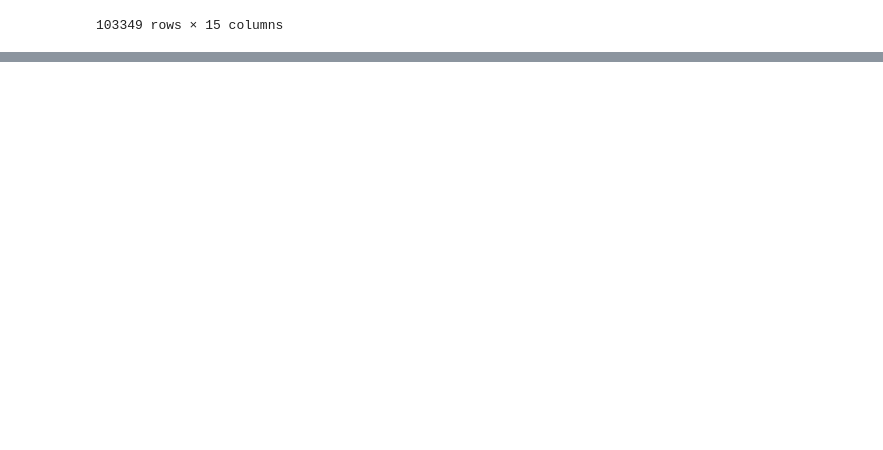
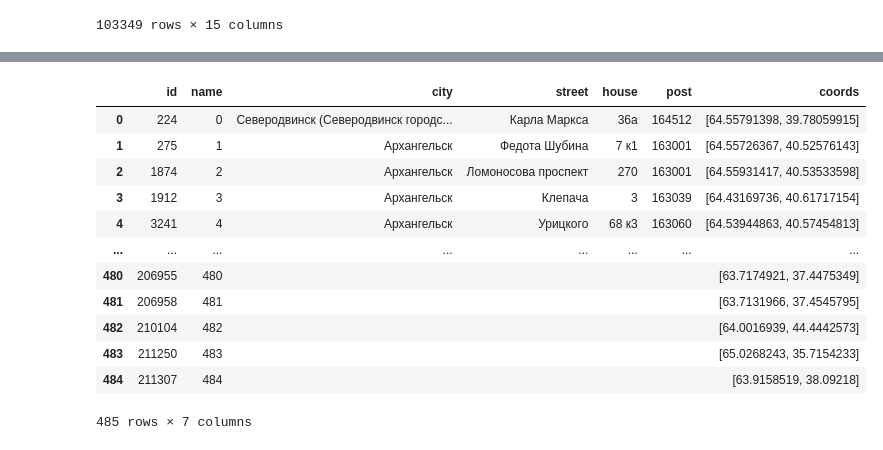
Before and after one commit to NorthGateVologda/NorthGate, a Jupyter notebook: GeoJSON.ipynb, the cells around one changed output, grey strips where cells are left out. Saved outputs shown, nothing was run; the diff lists cells and outputs as text; code cells hidden in the pictures; blank space fills up the shorter version.

```diff
--- a/GeoJSON.ipynb
+++ b/GeoJSON.ipynb
@@ -248,0 +311,43 @@ data
+# %%
+all_res = []
+
+def convertObjectsEducationLense(objectid):
+    obj = data[data.id == objectid]
+    for _, row in obj.iterrows():
+        obj = {}
+        obj['id'] = objectid
+        obj['name'] = row.name
+
+        obj['city'] = row.city
+        obj['street'] = row.street
+        obj['house'] = row.house
+        obj['post'] = row.post
+        #print(str([row['x'], row['y']]))
+        #obj['coords'] = "GEOPOINT({0})".format(str([row['x'], row['y']]))
+        obj['coords'] = [row['y'], row['x']]
+
+        all_res.append(obj)
+
+data = objects_education
+objectids = data.id
+#objectids = [ 224 ]
+for objectid in objectids:
+    convertObjectsEducationLense(objectid)
+
+objects_education_df = pd.DataFrame(all_res)
+data = objects_education_df
+data
+# %% [output]
+|  | id | name | city | street | house | post | coords |
+| 0 | 224 | 0 | Северодвинск (Северодвинск городс... | Карла Маркса | 36а | 164512 | [64.55791398, 39.78059915] |
+| 1 | 275 | 1 | Архангельск | Федота Шубина | 7 к1 | 163001 | [64.55726367, 40.52576143] |
+| 2 | 1874 | 2 | Архангельск | Ломоносова проспект | 270 | 163001 | [64.55931417, 40.53533598] |
+| 3 | 1912 | 3 | Архангельск | Клепача | 3 | 163039 | [64.43169736, 40.61717154] |
+| 4 | 3241 | 4 | Архангельск | Урицкого | 68 к3 | 163060 | [64.53944863, 40.57454813] |
+| ... | ... | ... | ... | ... | ... | ... | ... |
+| 480 | 206955 | 480 |  |  |  |  | [63.7174921, 37.4475349] |
+| 481 | 206958 | 481 |  |  |  |  | [63.7131966, 37.4545795] |
+| 482 | 210104 | 482 |  |  |  |  | [64.0016939, 44.4442573] |
+| 483 | 211250 | 483 |  |  |  |  | [65.0268243, 35.7154233] |
+| 484 | 211307 | 484 |  |  |  |  | [63.9158519, 38.09218] |
+485 rows × 7 columns
```
Also changed, not shown: parts of 10 cells of this notebook.
